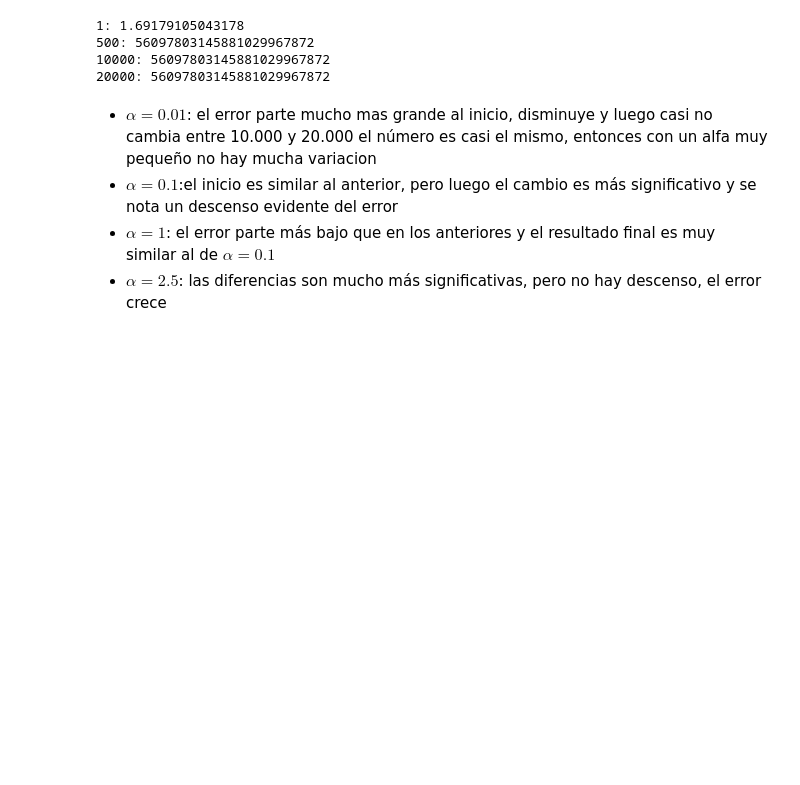
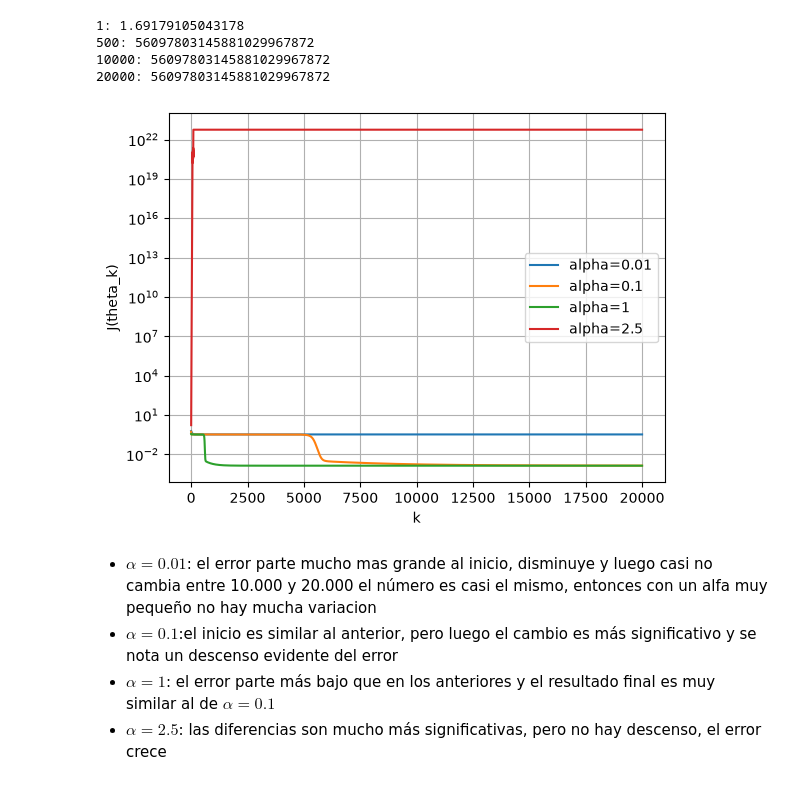
Before and after one commit to Sofiiahh/tarea-calculo-ds, a Jupyter notebook: Pregunta-2/P2-desarrollo.ipynb, the cells around one changed output. Drawn from its saved outputs; the diff is of its cells as text; code cells hidden in the pictures; blank space fills up the shorter version.

```diff
--- a/Pregunta-2/P2-desarrollo.ipynb
+++ b/Pregunta-2/P2-desarrollo.ipynb
@@ -419,6 +419,20 @@ print("20000:", round(hist_J25[-1]))
 500: 56097803145881029967872
 10000: 56097803145881029967872
 20000: 56097803145881029967872
+# %%
+plt.figure()
+plt.plot(hist_J001, label="alpha=0.01")
+plt.plot(hist_J01, label="alpha=0.1")
+plt.plot(hist_J1, label="alpha=1")
+plt.plot(hist_J25, label="alpha=2.5")
+plt.yscale("log")
+plt.xlabel("k")
+plt.ylabel("J(theta_k)")
+plt.legend()
+plt.grid(True)
+plt.show()
+# %% [output]
+[figure, added]
 # %% [markdown]
 - $\alpha=0.01$: el error parte mucho mas grande al inicio, disminuye y luego casi no cambia entre 10.000 y 20.000 el número es casi el mismo, entonces con un alfa muy pequeño no hay mucha variacion
 - $\alpha=0.1$:el inicio es similar al anterior, pero luego el cambio es más significativo y se nota un descenso evidente del error
```
Also changed, not shown: parts of 4 cells of this notebook.
